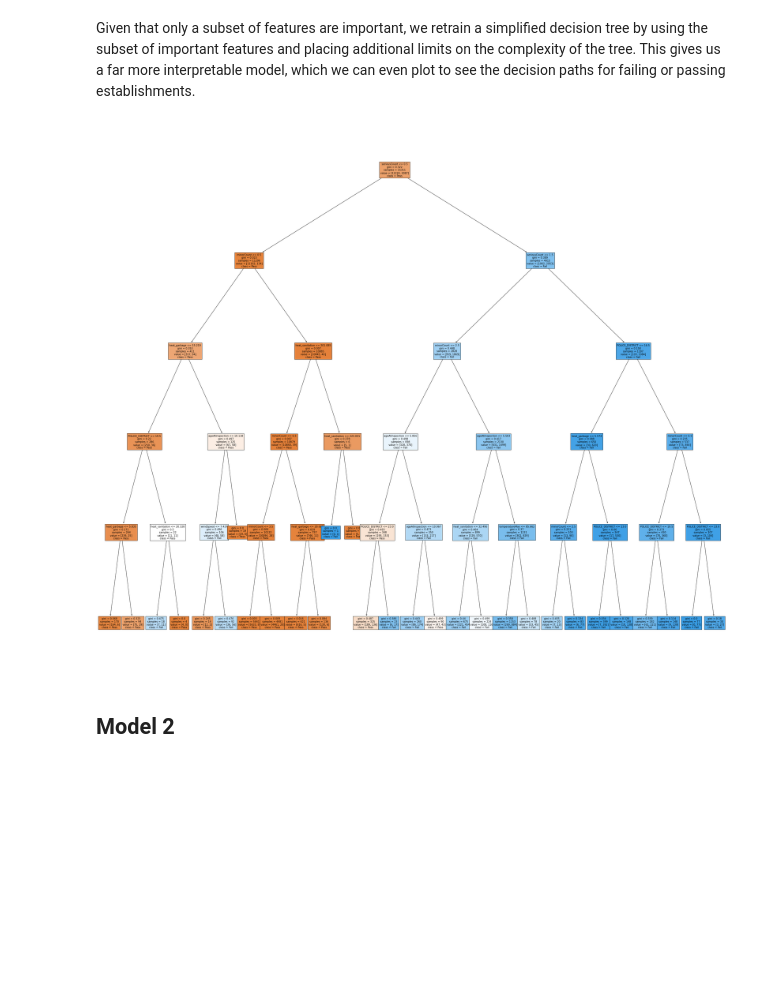
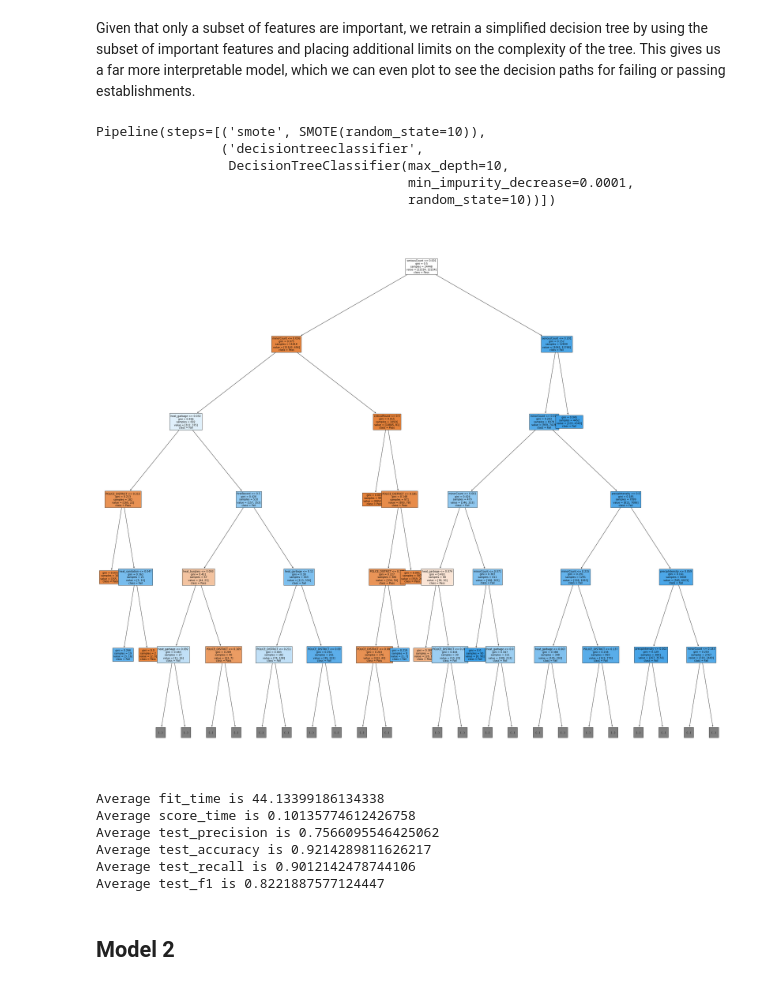
Before and after one commit to paulbsalamanca/CSS-Project-3-Team-6-Fall-2020, a Jupyter notebook: Project 3 Students.ipynb, the cells around one changed output. Saved outputs shown, nothing was run; the diff lists cells and outputs as text; code cells hidden in the pictures; blank space fills up the shorter version.

```diff
--- a/Project 3 Students.ipynb
+++ b/Project 3 Students.ipynb
@@ -280,29 +348,42 @@ plt.show()
 # %% [markdown]
 Given that only a subset of features are important, we retrain a simplified decision tree by using the subset of important features and placing additional limits on the complexity of the tree. This gives us a far more interpretable model, which we can even plot to see the decision paths for failing or passing establishments.
 # %%
+from sklearn.tree import DecisionTreeClassifier
+
 # use hyperparameters tuned above
-dt_reduced_classifier = tree.DecisionTreeClassifier(criterion='gini',  # or 'entropy' for information gain
+
+imba_pipeline = make_pipeline(SMOTE(random_state=10),
+                              DecisionTreeClassifier(criterion='gini',  # or 'entropy' for information gain
                        splitter='best',  # or 'random' for random best split
-                       max_depth=5,  # how deep tree nodes can go
+                       max_depth=10,  # how deep tree nodes can go
                        min_samples_split=2,  # samples needed to split node
                        min_samples_leaf=1,  # samples needed for a leaf
                        min_weight_fraction_leaf=0.0,  # weight of samples needed for a node
                        max_features=None,  # number of features to look for when splitting
                        max_leaf_nodes=None,  # max nodes
-                       min_impurity_decrease=1e-07, #early stopping
-                       random_state = 10) #random seed
+                       min_impurity_decrease=0.0001, #early stopping
+                       random_state = 10))
+
+
 
 important_features = feat_importances.nlargest(10, 'Importance')['Feature']
 
 X_reduced = X[X.columns[X.columns.isin(important_features)]]
 
-dt_reduced_classifier.fit(X_reduced, y)
-fig = plt.figure(figsize=(45,40))
-_ = tree.plot_tree(dt_reduced_classifier,
-                   feature_names=X_reduced.columns,
-                   class_names=["Pass", "Fail"],
-                   filled=True,
-                  fontsize = 10,
-                  max_depth = 5)
+imba_pipeline.fit(X_reduced, y.ravel())
 # %% [output]
-[figure, removed]
+Pipeline(steps=[('smote', SMOTE(random_state=10)),
+                ('decisiontreeclassifier',
+                 DecisionTreeClassifier(max_depth=10,
+                                        min_impurity_decrease=0.0001,
+                                        random_state=10))])
+# %%
+fig = plt.figure(figsize=(45,40))
+_ = tree.plot_tree(imba_pipeline.steps[1][1],
+                   feature_names=X_reduced.columns,
+                   class_names=["Pass", "Fail"],
+                   filled=True,
+                  fontsize = 10,
+                  max_depth = 5)
+# %% [output]
+[figure, added]
@@ -308,0 +395,10 @@ _ = tree.plot_tree(dt_reduced_classifier,
+# %%
+for i in dt_tuned_scores:
+    print("Average", i, "is", dt_tuned_scores[i].mean())
+# %% [output]
+Average fit_time is 44.13399186134338
+Average score_time is 0.10135774612426758
+Average test_precision is 0.7566095546425062
+Average test_accuracy is 0.9214289811626217
+Average test_recall is 0.9012142478744106
+Average test_f1 is 0.8221887577124447
```
Also changed, not shown: parts of 32 cells of this notebook.
